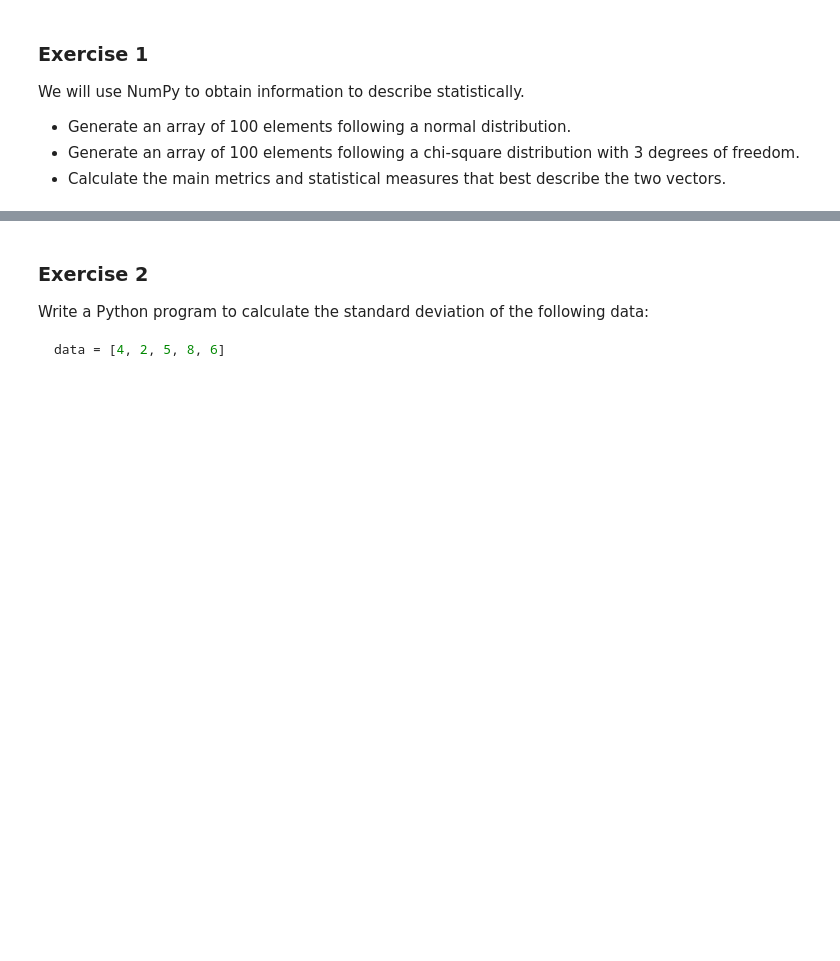
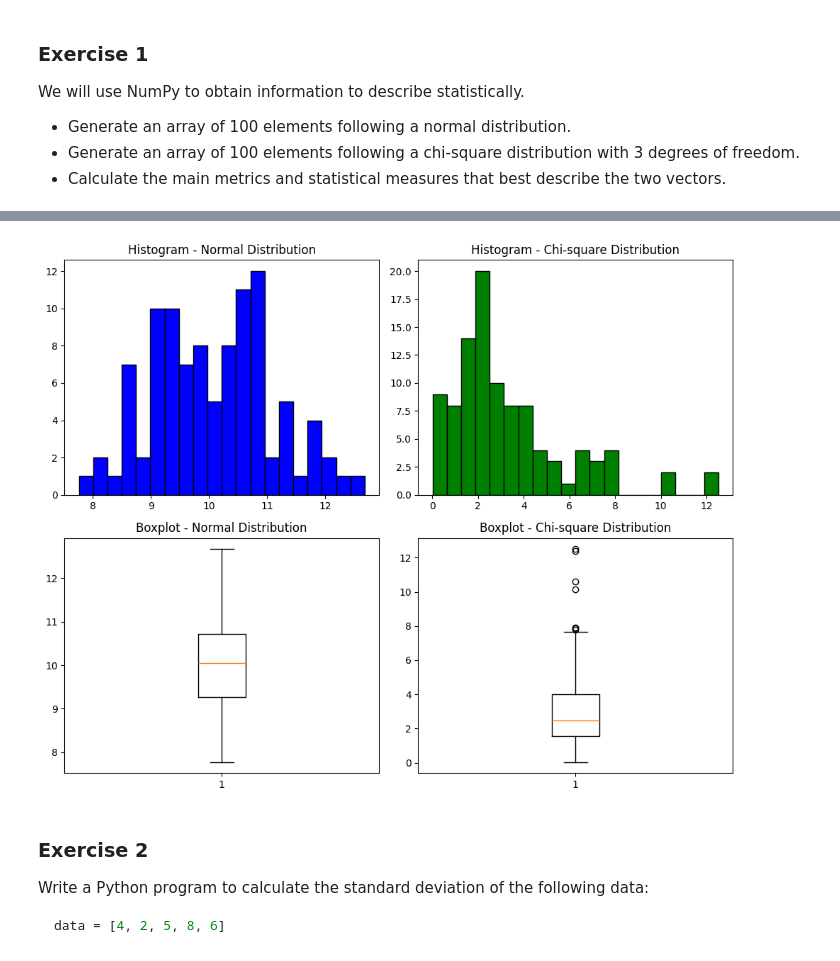
Before and after one commit to Mario162003/descriptive-statistics-exercises-project-with-python, a Jupyter notebook: notebook/problems.ipynb, the cells around one changed output, grey strips where cells are left out. Cells and saved outputs as stored; diff of their text form; code cells hidden in the pictures; blank space fills up the shorter version.

```diff
--- a/notebook/problems.ipynb
+++ b/notebook/problems.ipynb
@@ -67,3 +88,23 @@ Maximum Value: 12.098996993811292
+# %%
+fig, axes = plt.subplots(2, 2, figsize=(10, 8))
+
+axes[0, 0].hist(normal_array, bins=20, color='blue', edgecolor='black')
+axes[0, 0].set_title('Histogram - Normal Distribution')
+
+axes[0, 1].hist(chi_square_array, bins=20, color='green', edgecolor='black')
+axes[0, 1].set_title('Histogram - Chi-square Distribution')
+
+axes[1, 0].boxplot(normal_array)
+axes[1, 0].set_title('Boxplot - Normal Distribution')
+
+
+axes[1, 1].boxplot(chi_square_array)
+axes[1, 1].set_title('Boxplot - Chi-square Distribution')
+
+plt.tight_layout()
+plt.show()
+# %% [output]
+[figure, added]
 # %% [markdown]
 ### Exercise 2
 
```
Also changed, not shown: parts of 4 cells of this notebook.
